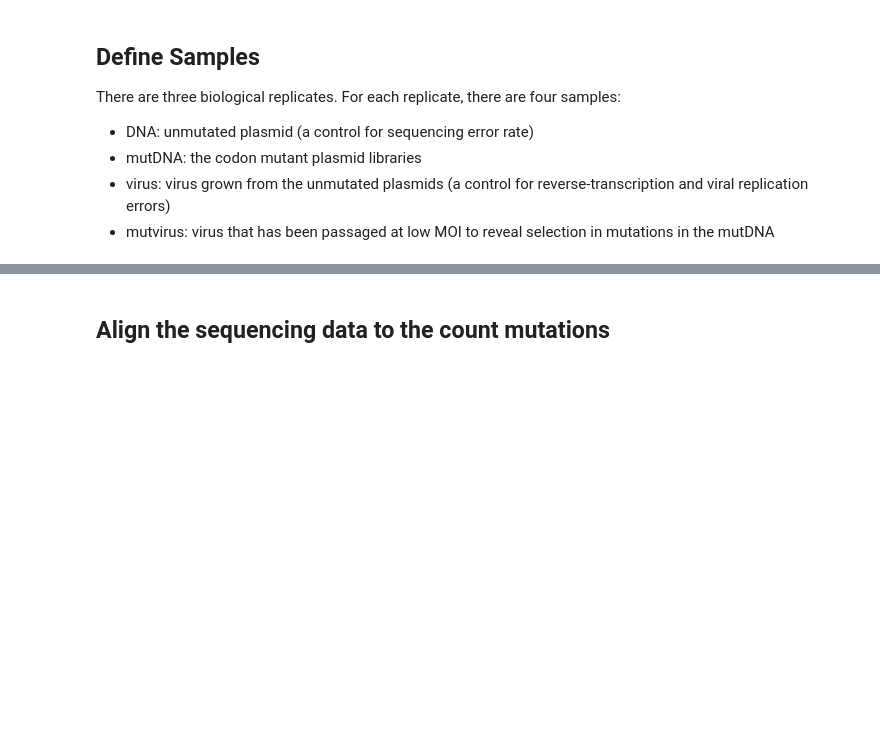
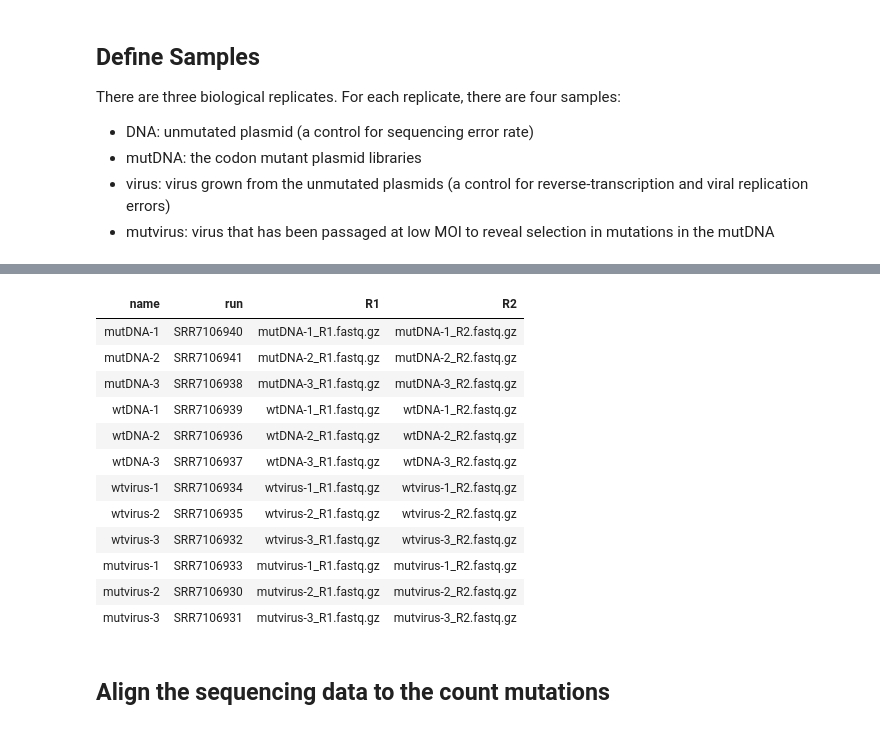
Before and after one commit to jbloomlab/Hom_M1_DMS, a Jupyter notebook: analysis_notebook.ipynb, the cells around one changed output, grey strips where cells are left out. Saved outputs shown, nothing was run; the diff lists cells and outputs as text; code cells hidden in the pictures; blank space fills up the shorter version.

```diff
--- a/analysis_notebook.ipynb
+++ b/analysis_notebook.ipynb
@@ -92,0 +49,20 @@ display(HTML(samples.to_html(index=False)))
+# %%
+
+samples = pandas.DataFrame.from_records([
+          ('mutDNA-1', 'SRR7106940'),
+          ('mutDNA-2', 'SRR7106941'),
+          ('mutDNA-3', 'SRR7106938'),
+          ('wtDNA-1', 'SRR7106939'),
+          ('wtDNA-2', 'SRR7106936'),
+          ('wtDNA-3', 'SRR7106937'),
+          ('wtvirus-1', 'SRR7106934'),
+          ('wtvirus-2', 'SRR7106935'),
+          ('wtvirus-3', 'SRR7106932'),
+          ('mutvirus-1', 'SRR7106933'),
+          ('mutvirus-2', 'SRR7106930'),
+          ('mutvirus-3', 'SRR7106931')],
+        columns=['name', 'run'])
+
+samples['R1'] = 'Sample_' + samples['name'] + '*' + '/' + samples['name'] + '*_R1*.fastq.gz'
+
+display(HTML(samples.to_html(index=False)))
@@ -92,0 +92,15 @@ display(HTML(samples.to_html(index=False)))
+# %%
+fastqdir = os.path.join(resultsdir, './FASTQ_files/')
+print("Downloading FASTQ files from the SRA...")
+dms_tools2.sra.fastqFromSRA(
+        samples=samples,
+        fastq_dump='fastq-dump', # valid path to this program on the Hutch server
+        fastqdir=fastqdir,
+        aspera=(
+            '/app/aspera-connect/3.5.1/bin/ascp', # valid path to ascp on Hutch server
+            '/app/aspera-connect/3.5.1/etc/asperaweb_id_dsa.openssh' # Aspera key on Hutch server
+            )
+        )
+print("Here are the names of the downloaded files now found in {0}".format(fastqdir))
+display(HTML(samples.to_html(index=False)))
+# %% [output]
@@ -93,3 +109,16 @@ display(HTML(samples.to_html(index=False)))
+| name | run | R1 | R2 |
+| mutDNA-1 | SRR7106940 | mutDNA-1_R1.fastq.gz | mutDNA-1_R2.fastq.gz |
+| mutDNA-2 | SRR7106941 | mutDNA-2_R1.fastq.gz | mutDNA-2_R2.fastq.gz |
+| mutDNA-3 | SRR7106938 | mutDNA-3_R1.fastq.gz | mutDNA-3_R2.fastq.gz |
+| wtDNA-1 | SRR7106939 | wtDNA-1_R1.fastq.gz | wtDNA-1_R2.fastq.gz |
+| wtDNA-2 | SRR7106936 | wtDNA-2_R1.fastq.gz | wtDNA-2_R2.fastq.gz |
+| wtDNA-3 | SRR7106937 | wtDNA-3_R1.fastq.gz | wtDNA-3_R2.fastq.gz |
+| wtvirus-1 | SRR7106934 | wtvirus-1_R1.fastq.gz | wtvirus-1_R2.fastq.gz |
+| wtvirus-2 | SRR7106935 | wtvirus-2_R1.fastq.gz | wtvirus-2_R2.fastq.gz |
+| wtvirus-3 | SRR7106932 | wtvirus-3_R1.fastq.gz | wtvirus-3_R2.fastq.gz |
+| mutvirus-1 | SRR7106933 | mutvirus-1_R1.fastq.gz | mutvirus-1_R2.fastq.gz |
+| mutvirus-2 | SRR7106930 | mutvirus-2_R1.fastq.gz | mutvirus-2_R2.fastq.gz |
+| mutvirus-3 | SRR7106931 | mutvirus-3_R1.fastq.gz | mutvirus-3_R2.fastq.gz |
 # %% [markdown]
 ## Align the sequencing data to the count mutations
 # %%
```
Also changed, not shown: parts of 10 cells of this notebook, 10 other files.
